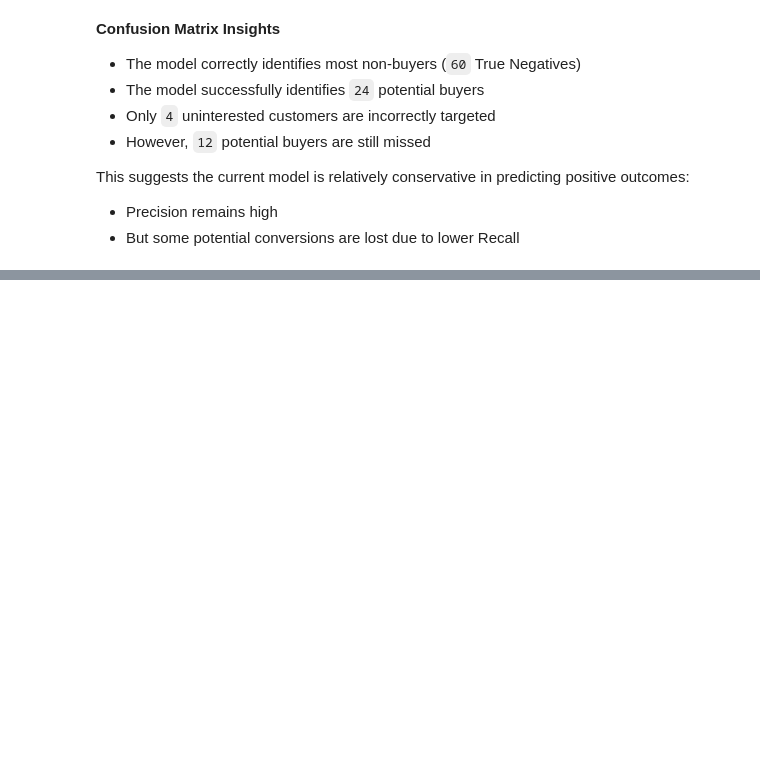
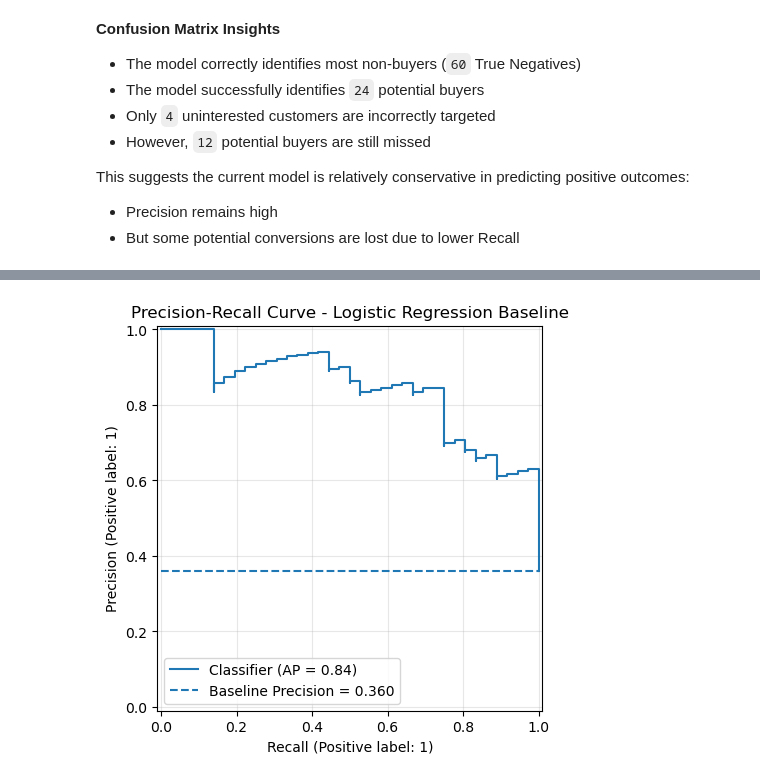
Before and after one commit to AmishaTiwari/ml-model-playbook, a Jupyter notebook: evaluation_metrics/evaluation_metrics.ipynb, the cells around one changed output, grey strips where cells are left out. Saved outputs shown, nothing was run; the diff lists cells and outputs as text; code cells hidden in the pictures; blank space fills up the shorter version.

```diff
--- a/evaluation_metrics/evaluation_metrics.ipynb
+++ b/evaluation_metrics/evaluation_metrics.ipynb
@@ -229,0 +300,28 @@ This suggests the current model is relatively conservative in predicting positiv
+# %%
+# Plot Precision-Recall Curve
+fig, ax = plt.subplots(figsize=(5, 5))
+
+PrecisionRecallDisplay.from_predictions(
+    y_test,
+    y_prob,
+    ax=ax
+)
+
+# Baseline precision
+baseline_precision = y_test.mean()
+
+ax.hlines(
+    y=baseline_precision,
+    xmin=0,
+    xmax=1,
+    linestyle="--",
+    label=f"Baseline Precision = {baseline_precision:.3f}"
+)
+
+ax.set_title("Precision-Recall Curve - Logistic Regression Baseline")
+ax.grid(alpha=0.3)
+ax.legend()
+
+plt.show()
+# %% [output]
+[figure, added]
```
Also changed, not shown: parts of 19 cells of this notebook.
